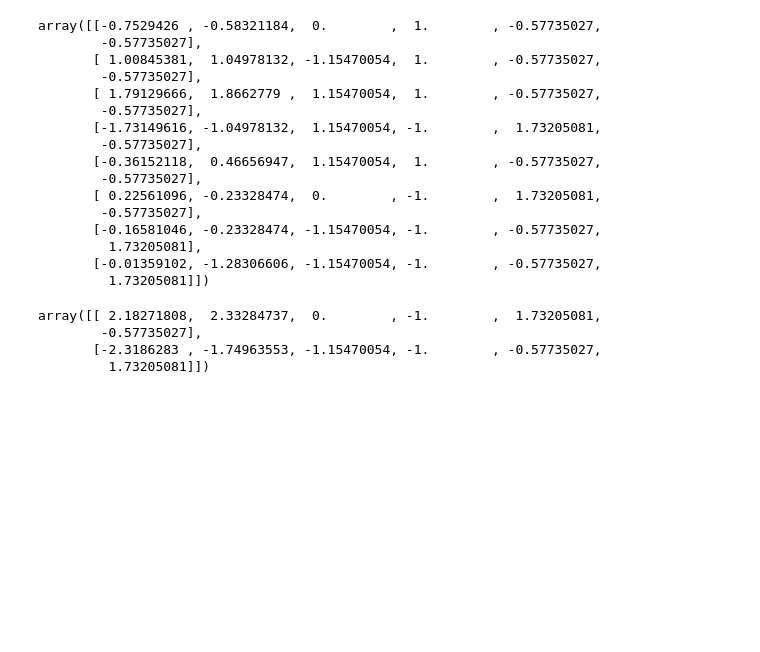
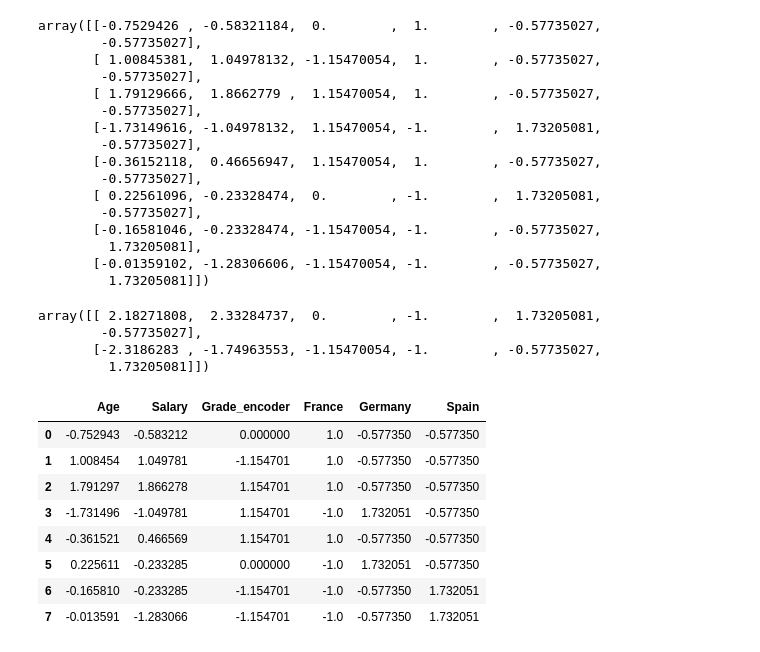
Before and after one commit to cesarnorena/fiap, a Jupyter notebook: neural-networks/class_08_feature_engineering.ipynb, the cells around one changed output. Saved outputs shown, nothing was run; the diff lists cells and outputs as text; code cells hidden in the pictures; blank space fills up the shorter version.

```diff
--- a/neural-networks/class_08_feature_engineering.ipynb
+++ b/neural-networks/class_08_feature_engineering.ipynb
@@ -279,3 +282,14 @@ array([[ 2.18271808,  2.33284737,  0.        , -1.        ,  1.73205081,
 # Quais são as colunas dos dados de treino?
 # %%
 # Cria um dataframe com os dados do treino escalados
+pd.DataFrame(X_train_scaled, columns=X_train.columns)
+# %% [output]
+|  | Age | Salary | Grade_encoder | France | Germany | Spain |
+| 0 | -0.752943 | -0.583212 | 0.000000 | 1.0 | -0.577350 | -0.577350 |
+| 1 | 1.008454 | 1.049781 | -1.154701 | 1.0 | -0.577350 | -0.577350 |
+| 2 | 1.791297 | 1.866278 | 1.154701 | 1.0 | -0.577350 | -0.577350 |
+| 3 | -1.731496 | -1.049781 | 1.154701 | -1.0 | 1.732051 | -0.577350 |
+| 4 | -0.361521 | 0.466569 | 1.154701 | 1.0 | -0.577350 | -0.577350 |
+| 5 | 0.225611 | -0.233285 | 0.000000 | -1.0 | 1.732051 | -0.577350 |
+| 6 | -0.165810 | -0.233285 | -1.154701 | -1.0 | -0.577350 | 1.732051 |
+| 7 | -0.013591 | -1.283066 | -1.154701 | -1.0 | -0.577350 | 1.732051 |
```
Also changed, not shown: parts of 8 cells of this notebook, 2 other files.
